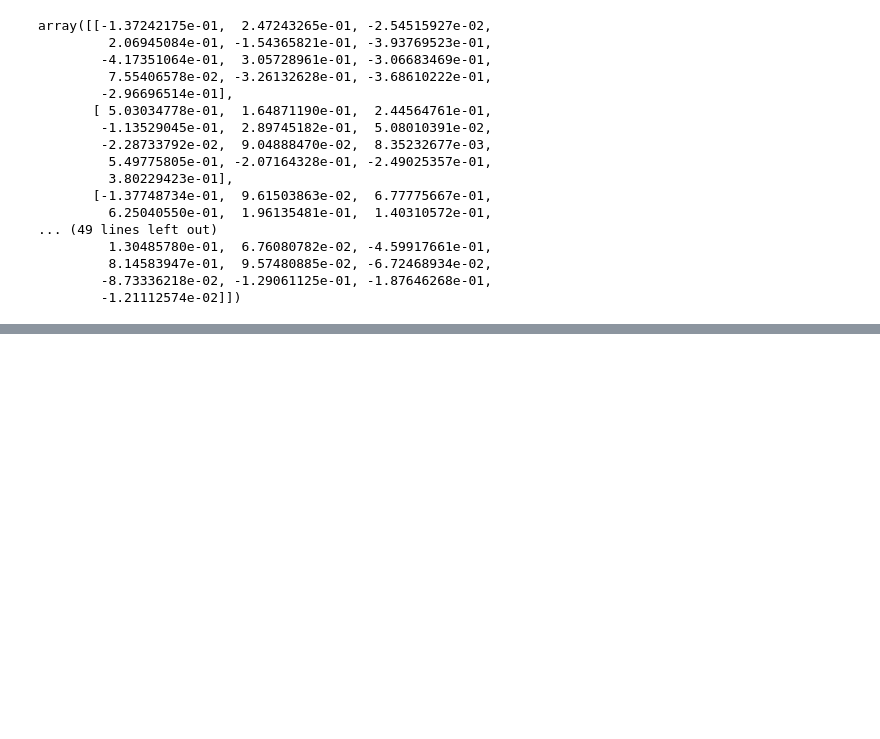
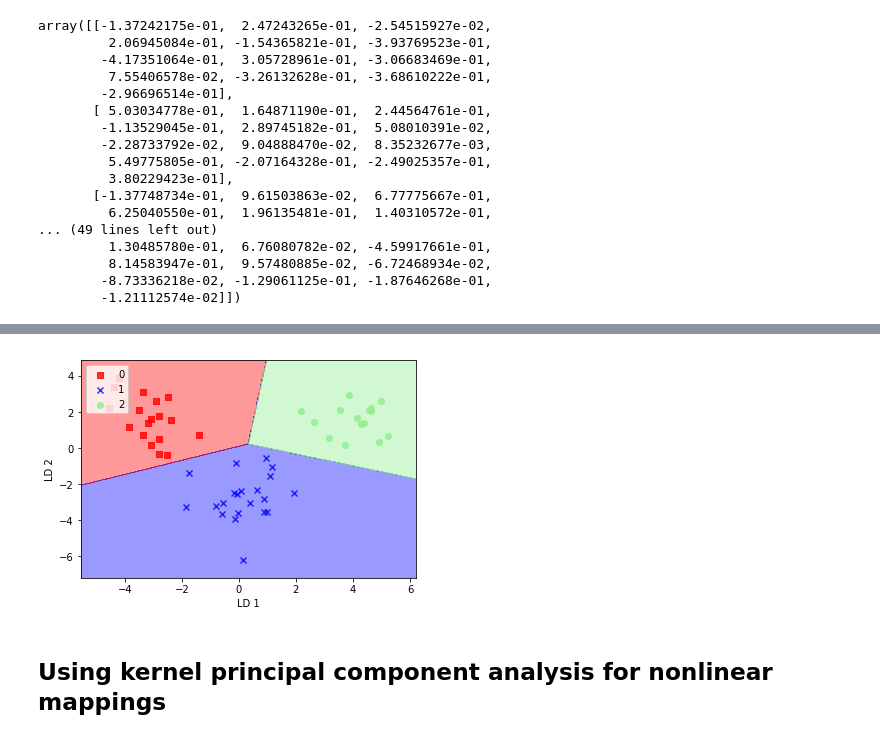
Before and after one commit to azenor-github/python-machine-learning-book, a Jupyter notebook: ch05/ch05.ipynb, the cells around one changed output, grey strips where cells are left out. Saved outputs shown, nothing was run; the diff lists cells and outputs as text; code cells hidden in the pictures; blank space fills up the shorter version.

```diff
--- a/ch05/ch05.ipynb
+++ b/ch05/ch05.ipynb
@@ -187,0 +357,12 @@ array([[-1.37242175e-01,  2.47243265e-01, -2.54515927e-02,
+# %%
+X_test_lda = lda.transform(X_test_std)
+
+plot_decision_regions(X_test_lda, y_test, classifier=lr)
+plt.xlabel("LD 1")
+plt.ylabel("LD 2")
+plt.legend(loc="upper left")
+plt.show()
+# %% [output]
+[figure, added]
+# %% [markdown]
+## Using kernel principal component analysis for nonlinear mappings
```
Also changed, not shown: parts of 43 cells of this notebook, 2 other files.
